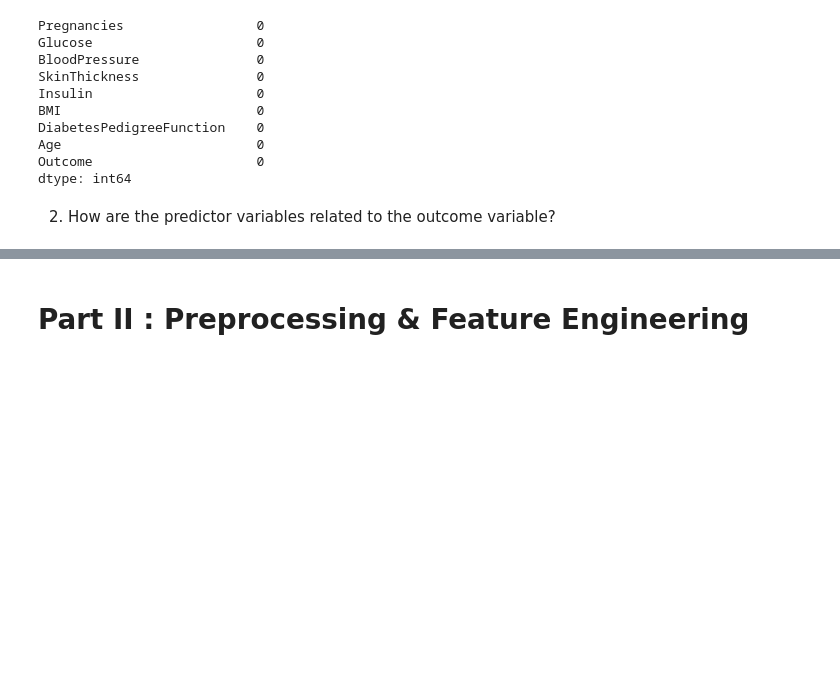
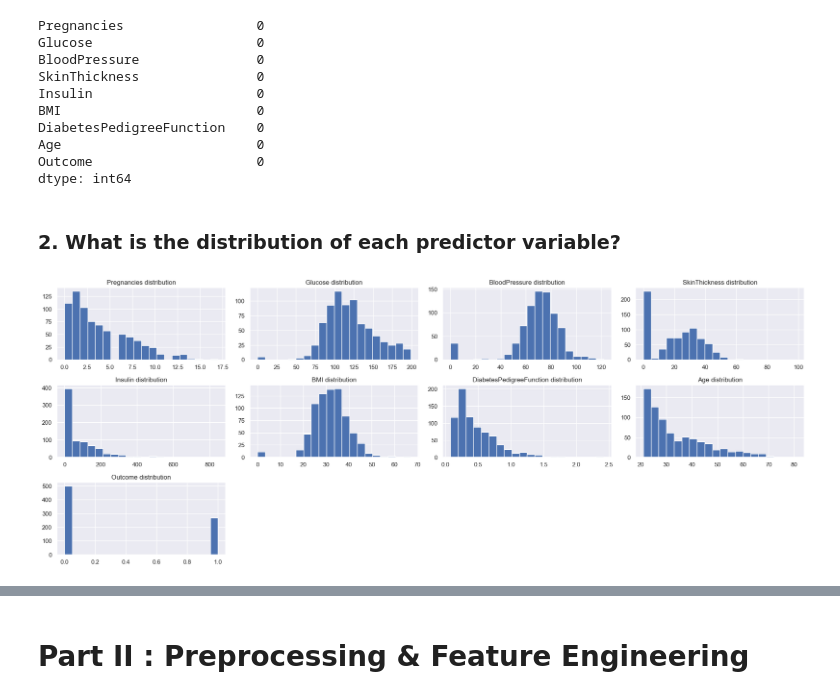
Before and after one commit to TeeNguyenDA/Diabetes-Prediction-Supervised-Learning, a Jupyter notebook: Supervised Learning - Project.ipynb, the cells around one changed output, grey strips where cells are left out. Cells and saved outputs as stored; diff of their text form; code cells hidden in the pictures; blank space fills up the shorter version.

```diff
--- a/Supervised Learning - Project.ipynb
+++ b/Supervised Learning - Project.ipynb
@@ -26,4 +43,24 @@ For this task, you are required to conduct an exploratory data analysis on the d
 # %%
 # Import libraries and modules
 import pandas as pd
+import numpy as np
+import matplotlib.pyplot as plt
+import seaborn as sns
+from scipy.stats import shapiro
+from sklearn.feature_selection import RFE
+from sklearn.preprocessing import StandardScaler
+from sklearn.model_selection import train_test_split
+from sklearn.linear_model import LogisticRegression
+from sklearn.tree import DecisionTreeClassifier
+from sklearn.ensemble import RandomForestClassifier
+
+from sklearn.model_selection import cross_val_score
+from sklearn.metrics import log_loss, roc_auc_score, recall_score, precision_score, average_precision_score, f1_score, classification_report, accuracy_score, RocCurveDisplay, PrecisionRecallDisplay, ConfusionMatrixDisplay
+from sklearn import metrics
+
+import warnings
+warnings.filterwarnings('ignore')
+
+pd.set_option('display.max_columns', None)
+sns.set_theme()
 # %%
@@ -93,4 +144,22 @@ Age                         0
 Outcome                     0
 dtype: int64
 # %% [markdown]
-2. How are the predictor variables related to the outcome variable?
+### 2. What is the distribution of each predictor variable?
+# %%
+# Plot the histograms for all columns
+def draw_histograms(dataframe, features, rows, cols):
+
+    fig = plt.figure(figsize=(20,20))
+
+    for i, feature in enumerate(features):
+        ax = fig.add_subplot(rows, cols, i+1)
+        dataframe[feature].hist(bins=20, ax=ax)
+        ax.set_title(feature+' distribution')
+
+    fig.tight_layout()
+    plt.ticklabel_format(useOffset=False, style='plain')
+    plt.show()
+
+draw_histograms(diabetes_df, diabetes_df.columns, 8, 4)
+# %% [output]
+[figure, added]
```
Also changed, not shown: parts of 91 cells of this notebook, 2 other files.
